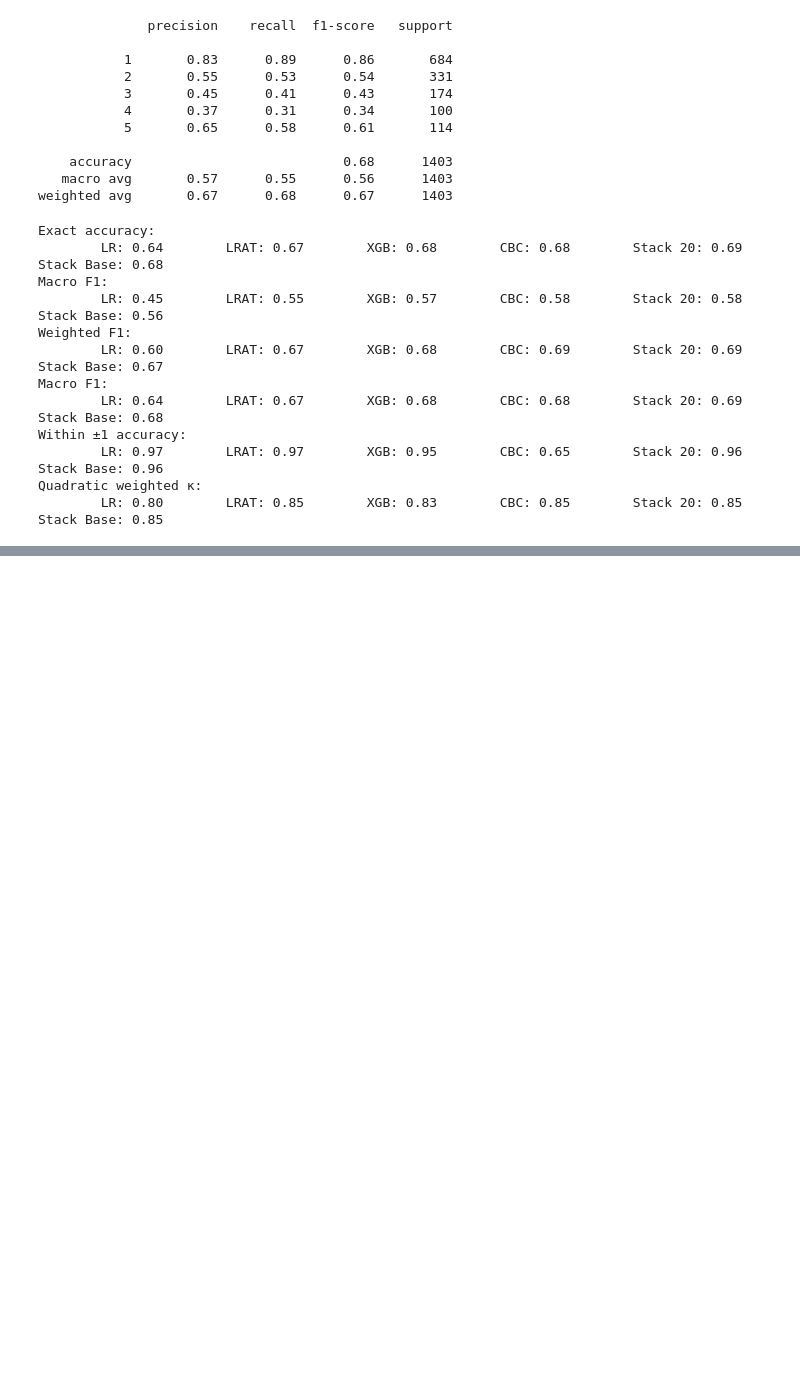
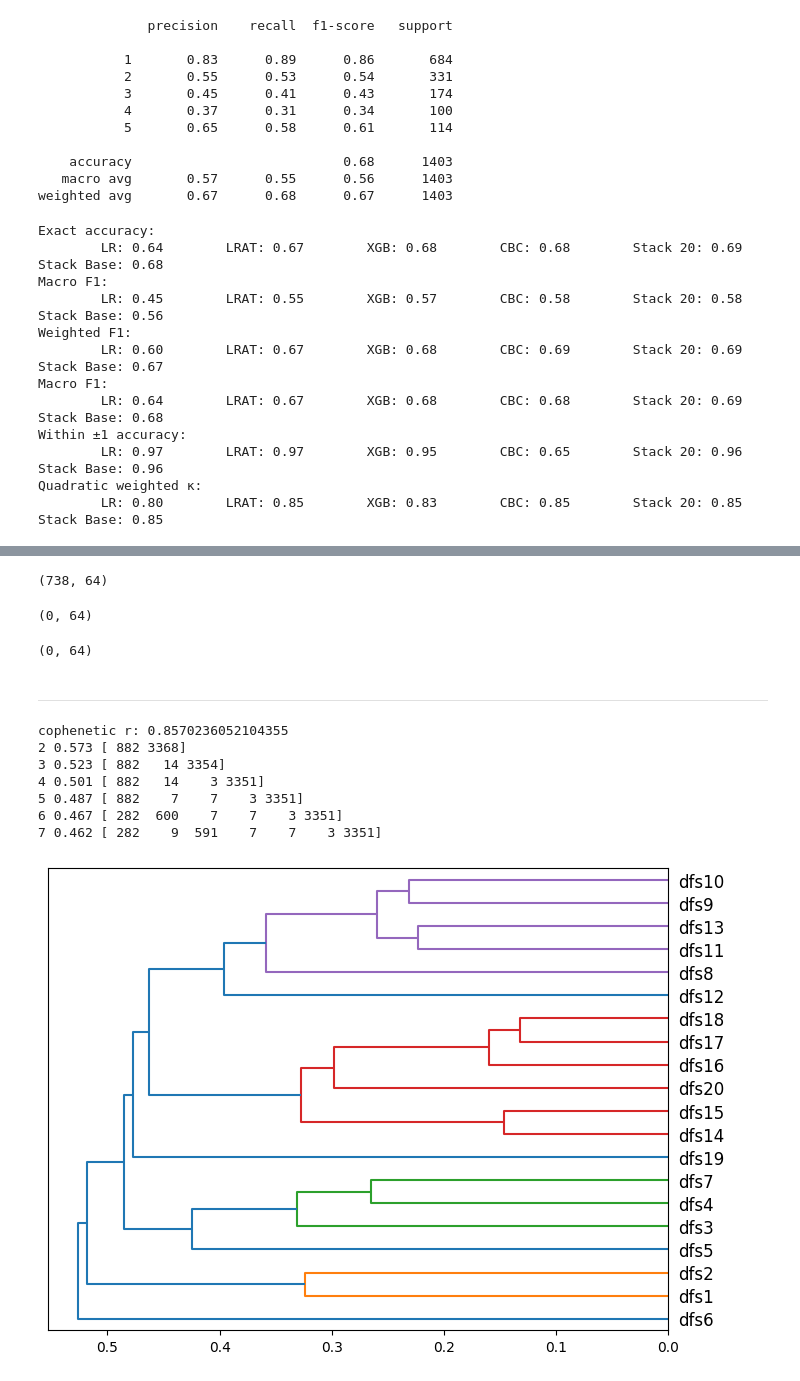
Before and after one commit to oral-health-and-disease-ontologies/DFA-Study, a Jupyter notebook: notebooks/ML-testing.ipynb, the cells around one changed output, grey strips where cells are left out. Cells and saved outputs as stored; diff of their text form; code cells hidden in the pictures; blank space fills up the shorter version.

Commit message:
add some clustering analysis

```diff
--- a/notebooks/ML-testing.ipynb
+++ b/notebooks/ML-testing.ipynb
@@ -507,0 +549,56 @@ Quadratic weighted κ:
+# %%
+test_df.query("dfs_flag==1 and idaf_flag==1").shape
+# %% [output]
+(738, 64)
+# %%
+test_df.query("dfs_flag==1 and mdas_flag==1").shape
+# %% [output]
+(0, 64)
+# %%
+test_df.query("idaf_flag==1 and mdas_flag==1").shape
+# %% [output]
+(0, 64)
+# %% [markdown]
+---
+# %%
+items = [f"dfs{i}" for i in range(1, 21)]
+# X = df.loc[(df[items] != -9876).all(axis=1), items].astype(int)
+cluster_df = subset_df.copy()
+
+# --- 1. Item clustering: distance = 1 - Spearman correlation
+R = cluster_df.corr(method="spearman")
+Zi = linkage(squareform(1 - R, checks=False), method="average")
+fig, ax = plt.subplots(figsize=(8, 6))          # width, height in inches
+dendrogram(Zi, labels=items, orientation="left", ax=ax)
+
+# --- 2. Respondent clustering
+D = pdist(subset_df.to_numpy(), metric="cityblock")       # Manhattan suits ordinal Likert
+Z = linkage(D, method="average")                   # or: linkage(X, "ward") for Euclidean/Ward
+print("cophenetic r:", cophenet(Z, D)[0])          # how faithfully the tree preserves distances
+
+for k in range(2, 8):
+    lab = fcluster(Z, k, criterion="maxclust")
+    print(k, round(silhouette_score(squareform(D), lab, metric="precomputed"), 3),
+          np.bincount(lab)[1:])
+
+# stability: recluster bootstrap resamples, compare labels on the shared rows
+def stability(X, k, B=50, method="average", seed=0):
+    rng, ref = np.random.default_rng(seed), fcluster(Z, k, "maxclust")
+    aris = []
+    for _ in range(B):
+        idx = np.unique(rng.choice(len(X), len(X)))
+        lab = fcluster(linkage(pdist(X.iloc[idx], "cityblock"), method), k, "maxclust")
+        aris.append(adjusted_rand_score(ref[idx], lab))
+    return np.mean(aris)
+
+# profile the clusters
+# cluster_df.assign(cluster=fcluster(Z, 4, "maxclust")).groupby("cluster").mean().T
+# %% [output]
+cophenetic r: 0.8570236052104355
+2 0.573 [ 882 3368]
+3 0.523 [ 882   14 3354]
+4 0.501 [ 882   14    3 3351]
+5 0.487 [ 882    7    7    3 3351]
+6 0.467 [ 282  600    7    7    3 3351]
+7 0.462 [ 282    9  591    7    7    3 3351]
+[figure, added]
```
Also changed, not shown: parts of 7 cells of this notebook, 2 other files.
